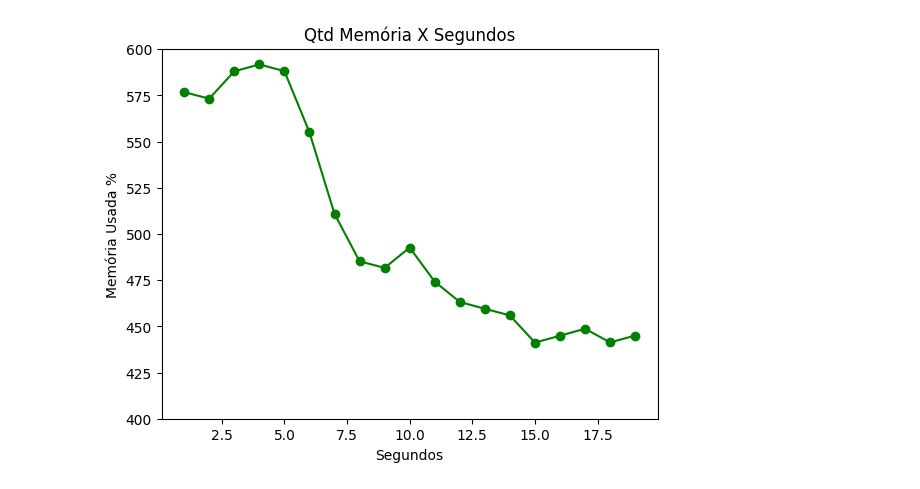
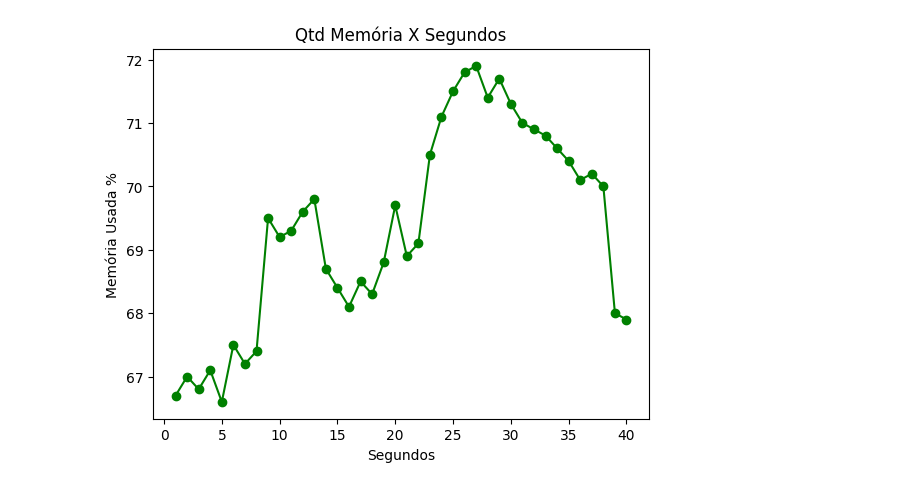
Before and after one commit to laisy/ADS-Scripts, a Jupyter notebook: coleta.ipynb, the cells around one changed output. Cells and saved outputs as stored; diff of their text form; code cells hidden in the pictures.

```diff
--- a/coleta.ipynb
+++ b/coleta.ipynb
@@ -10,7 +10,7 @@ from datetime import time
 # df = pd.read_csv("monitoramento.txt", names=names_columns)
 # %%
 lines = []
-for line in open('monitoramento.txt', 'r'):
+for line in open('/home/laisy/Documentos/ADS/ADS-Scripts/Scripts-Python/monitoramento_py.txt', 'r'):
     lines.append(line.split())
 # %%
 print(lines)
@@ -23,7 +23,8 @@ for k in lines:
     date = k[1] + ' ' + k[2]
     date = datetime.strptime(date, '%Y/%m/%d %H:%M:%S')
     hora = date.time()
-    MemUsed = round((float(k[9]) * float(k[7]))/100, 1)
+    # MemUsed / MemTotal
+    MemUsed = round((float(k[10]) / float(k[8]))*100, 1)
     if MemUsed not in y:
         y.append(MemUsed)
 # %%
@@ -34,9 +35,9 @@ for k in y:
 # %%
 plt.title("Qtd Memória X Segundos")
 plt.xlabel('Segundos')
 plt.ylabel('Memória Usada %')
 plt.plot(x, y, marker = 'o', c = 'g')
-plt.ylim(400, 600)
+# plt.ylim(50, 75)
 plt.show()
 # %% [output]
-[figure, old version]
+[figure, new version]
```
Also changed, not shown: parts of 1 cell of this notebook, 8 other files.
